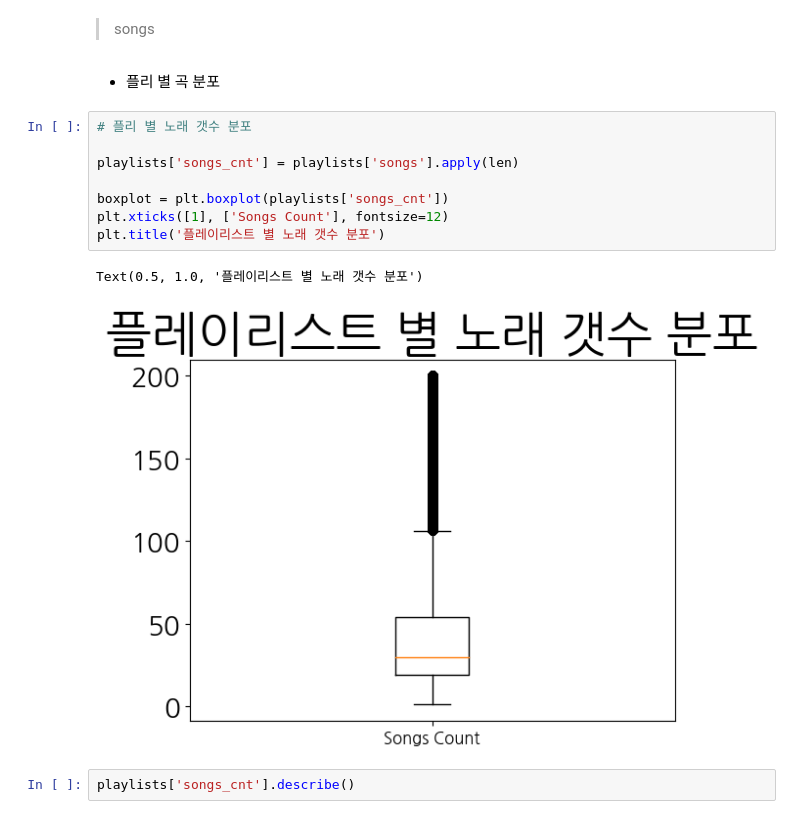
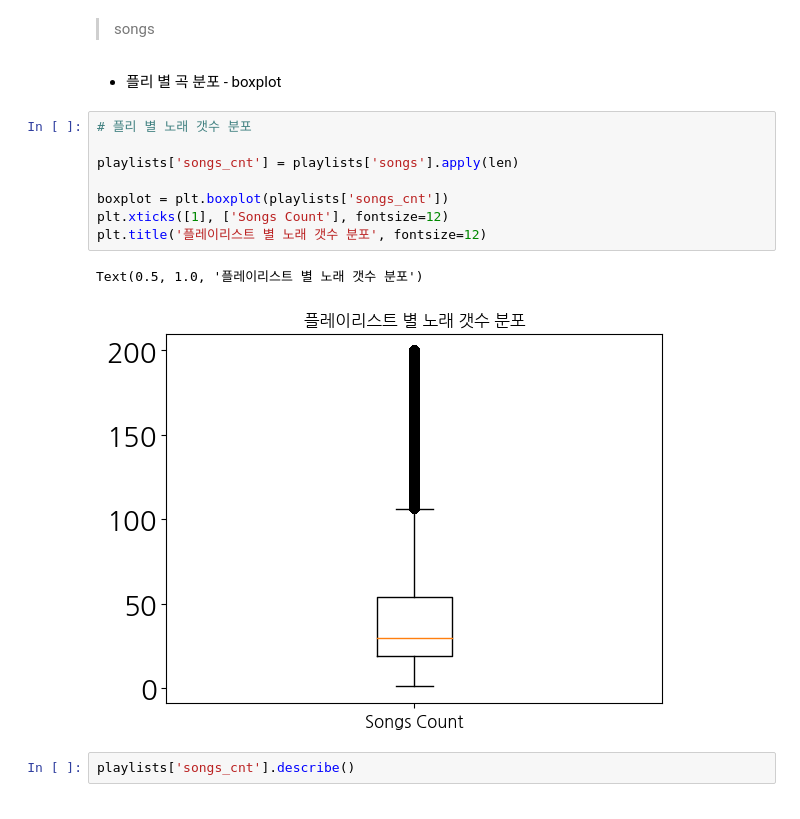
Before and after one commit to pulpo125/AIPlayer_Pling, a Jupyter notebook: 1_analysis/2_EDA.ipynb, the cells around one changed output. Saved outputs shown, nothing was run; the diff lists cells and outputs as text.

```diff
--- a/1_analysis/2_EDA.ipynb
+++ b/1_analysis/2_EDA.ipynb
@@ -436,18 +362,18 @@ sorted_df[['plylst_title', 'special_char_count']].head(10)
 # %% [markdown]
 > songs
 # %% [markdown]
-- 플리 별 곡 분포
+- 플리 별 곡 분포 - boxplot
 # %%
 # 플리 별 노래 갯수 분포
 
 playlists['songs_cnt'] = playlists['songs'].apply(len)
 
 boxplot = plt.boxplot(playlists['songs_cnt'])
 plt.xticks([1], ['Songs Count'], fontsize=12)
-plt.title('플레이리스트 별 노래 갯수 분포')
+plt.title('플레이리스트 별 노래 갯수 분포', fontsize=12)
 # %% [output]
 Text(0.5, 1.0, '플레이리스트 별 노래 갯수 분포')
-[figure, old version]
+[figure, new version]
 # %%
 playlists['songs_cnt'].describe()
 # %% [output]
```
Also changed, not shown: parts of 34 cells of this notebook, 2 other files.
